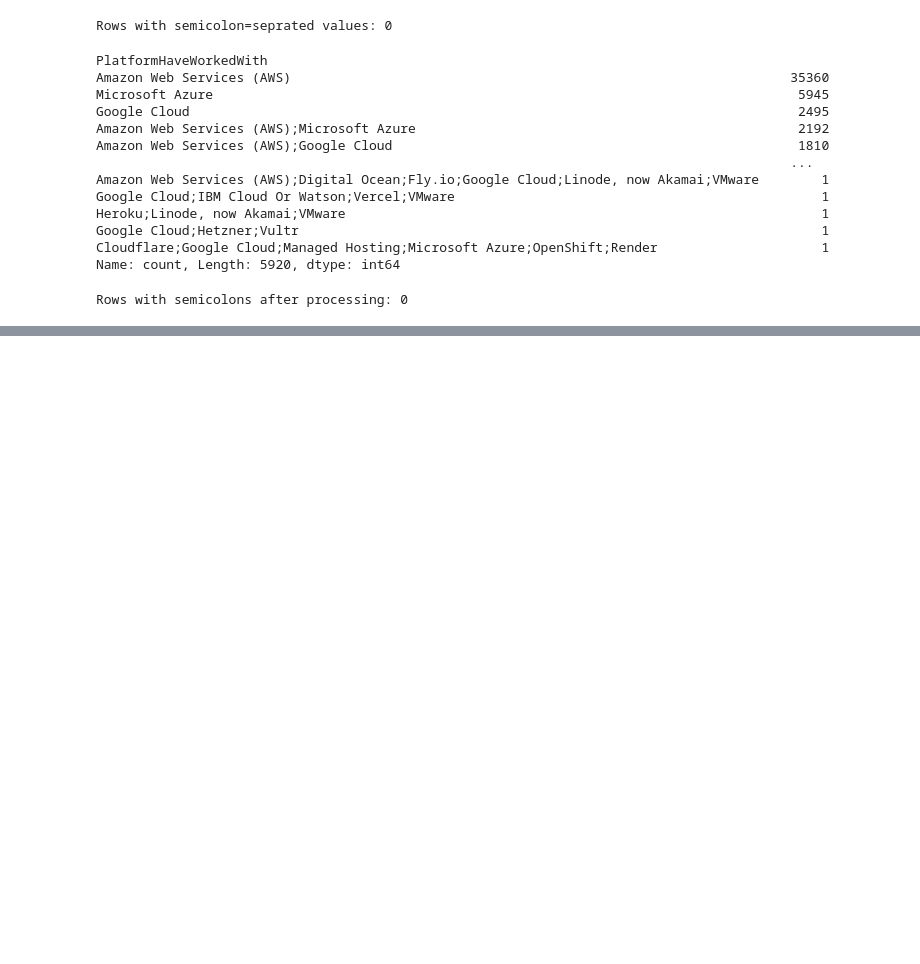
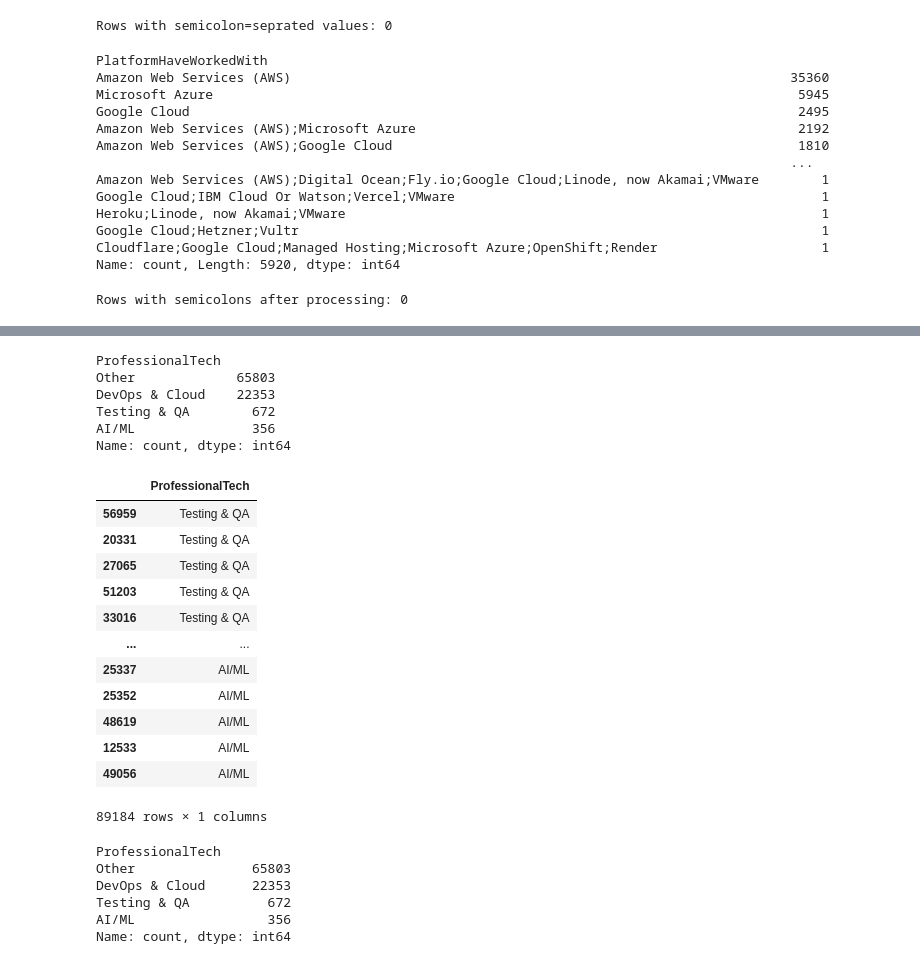
Before and after one commit to hasn77/Stack-Overflow-Survey-Dataset-Model, a Jupyter notebook: getting_started.ipynb, the cells around one changed output, grey strips where cells are left out. Saved outputs shown, nothing was run; the diff lists cells and outputs as text; code cells hidden in the pictures; blank space fills up the shorter version.

Commit message:
ProfessionalTech Bucketization Issue

```diff
--- a/getting_started.ipynb
+++ b/getting_started.ipynb
@@ -1008,0 +1134,2 @@ Rows with semicolons after processing: 0
+# %%
+features = apply_bucketization(features)
@@ -1008,0 +1175,75 @@ Rows with semicolons after processing: 0
+# %%
+
+def bucketize_professional_tech(tech_string):
+    """
+    Applies hierarchical keyword-based bucketing to a technology string.
+    """
+    if pd.isna(tech_string):
+        return 'None'
+
+    # Ensure the input is a string and convert to lowercase
+    tech_string = str(tech_string).lower()
+
+    # Define the keyword mapping
+    buckets = {
+        'AI/ML': ['ai', 'machine learning', 'ml', 'deep learning', 'neural network', 'nlp', 'natural language', 'computer vision', 'tensorflow', 'pytorch', 'keras', 'scikit-learn', 'openai'],
+        'Data Science & Analytics': ['data science', 'data analysis', 'analytics', 'big data', 'hadoop', 'spark', 'pandas', 'numpy', 'tableau', 'power bi', 'databricks', 'snowflake'],
+        'DevOps & Cloud': ['devops', 'ci/cd', 'continuous integration', 'continuous delivery', 'docker', 'kubernetes', 'terraform', 'ansible', 'jenkins', 'aws', 'azure', 'gcp', 'cloud'],
+        'Web Development': ['web', 'frontend', 'backend', 'full-stack', 'javascript', 'react', 'angular', 'vue', 'node.js', 'django', 'flask', 'ruby on rails', 'php', 'asp.net'],
+        'Mobile Development': ['mobile', 'ios', 'android', 'swift', 'kotlin', 'react native', 'flutter', 'xamarin'],
+        'Databases': ['database', 'sql', 'nosql', 'postgresql', 'mysql', 'sql server', 'mongodb', 'redis', 'cassandra', 'firebase'],
+        'Testing & QA': ['testing', 'qa', 'quality assurance', 'selenium', 'jest', 'pytest', 'cypress', 'junit'],
+        'Security': ['security', 'cybersecurity', 'infosec', 'penetration testing', 'pen testing'],
+        'Developer Tools': ['git', 'github', 'gitlab', 'jira', 'visual studio code', 'ide']
+    }
+
+    # Iterate through the buckets and check for keywords
+    for bucket, keywords in buckets.items():
+        if any(keyword in tech_string for keyword in keywords):
+            return bucket
+
+    # If no keywords are found, return 'Other'
+    return 'Other'
+
+# Example Usage:
+# Assume 'features' is your DataFrame
+# features['ProfessionalTech_Buckets'] = features['ProfessionalTech'].apply(bucketize_professional_tech)
+
+# print(features['ProfessionalTech_Buckets'].value_counts())
+# %%
+features['ProfessionalTech'] = features['ProfessionalTech'].apply(bucketize_professional_tech)
+# %%
+features['ProfessionalTech'].value_counts()
+# %% [output]
+ProfessionalTech
+Other             65803
+DevOps & Cloud    22353
+Testing & QA        672
+AI/ML               356
+Name: count, dtype: int64
+# %%
+professional_tech_df = pd.DataFrame(features['ProfessionalTech'])
+professional_tech_df.sort_values(by='ProfessionalTech', ascending=False)
+# %% [output]
+|  | ProfessionalTech |
+| 56959 | Testing & QA |
+| 20331 | Testing & QA |
+| 27065 | Testing & QA |
+| 51203 | Testing & QA |
+| 33016 | Testing & QA |
+| ... | ... |
+| 25337 | AI/ML |
+| 25352 | AI/ML |
+| 48619 | AI/ML |
+| 12533 | AI/ML |
+| 49056 | AI/ML |
+89184 rows × 1 columns
+# %%
+professional_tech_df.value_counts()
+# %% [output]
+ProfessionalTech
+Other               65803
+DevOps & Cloud      22353
+Testing & QA          672
+AI/ML                 356
+Name: count, dtype: int64
```
Also changed, not shown: parts of 11 cells of this notebook, 1 other file.
